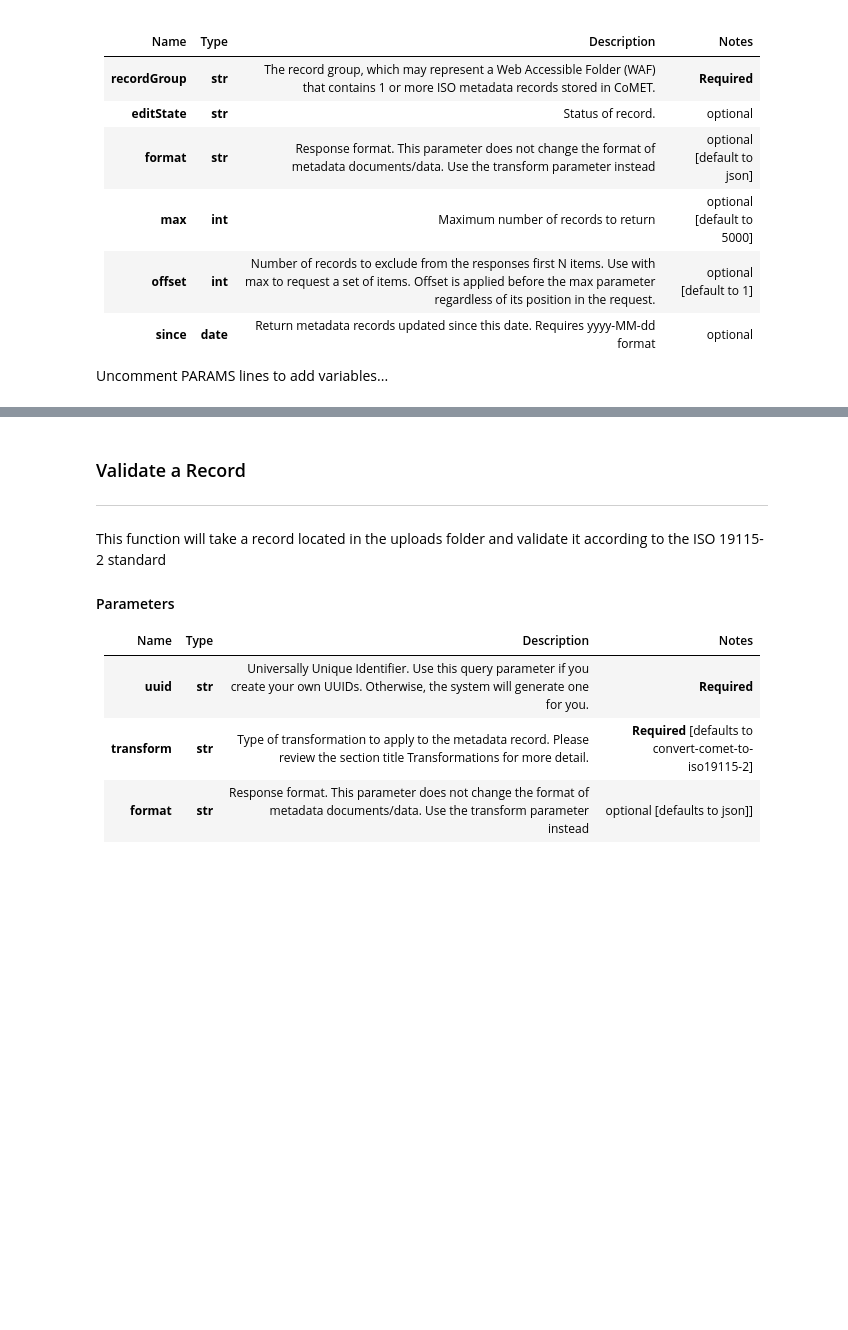
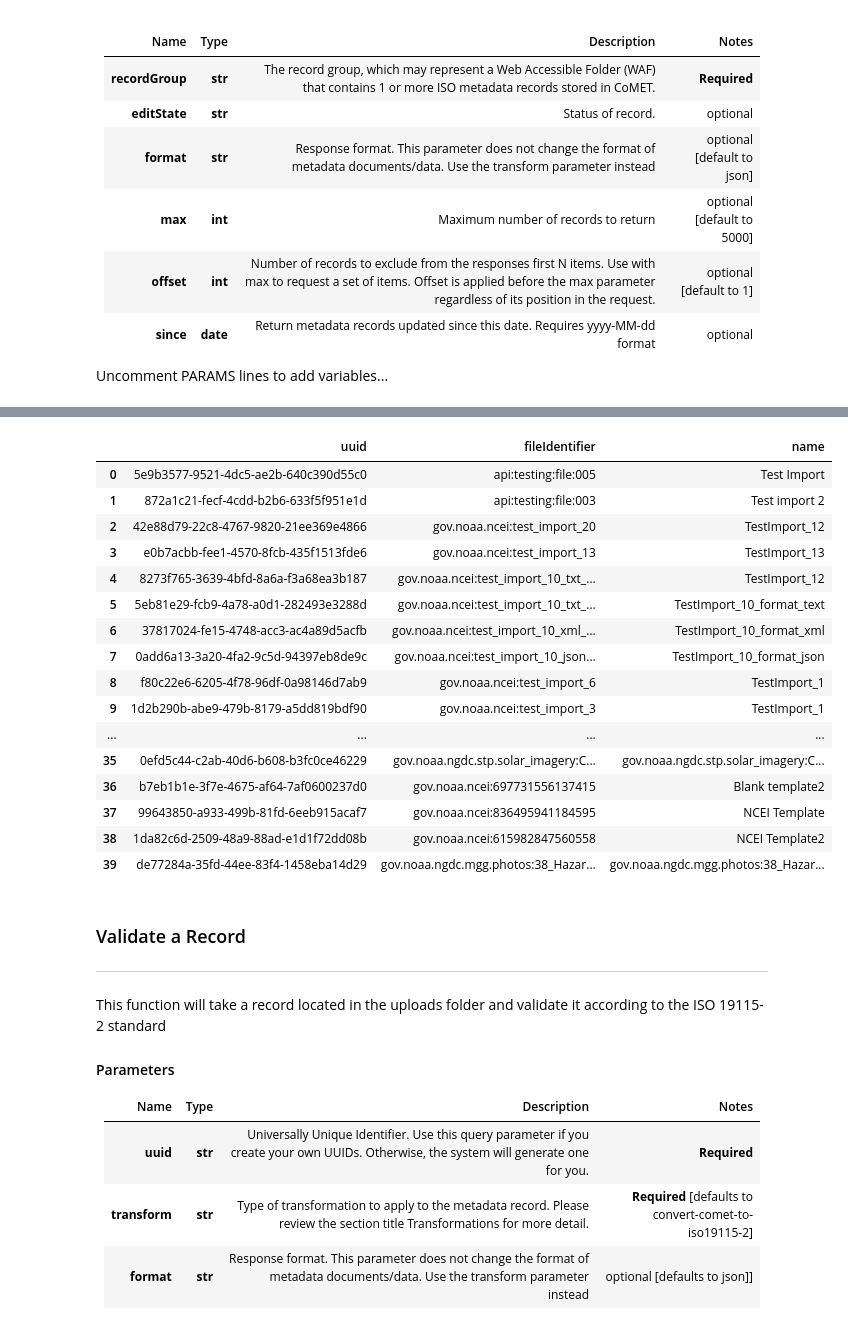
Before and after one commit to jerrilynnreeves/CoMET-Jupyter-Notebook, a Jupyter notebook: cometNotebookStandalone.ipynb, the cells around one changed output, grey strips where cells are left out. Saved outputs shown, nothing was run; the diff lists cells and outputs as text; code cells hidden in the pictures; blank space fills up the shorter version.

Commit message:
refactored out cookies and use global session. Try except on global params

```diff
--- a/cometNotebookStandalone.ipynb
+++ b/cometNotebookStandalone.ipynb
@@ -11,9 +11,14 @@ To use the rest of this code, you must login.
 - You must have the correct permissions for that Record Group
 # %%
 # Login to API endpoint
+# This will setup your user session which is required for all endpoints
 import requests
 import getpass
 import json
+from urllib.parse import urlparse
+from os.path import exists
+import pandas as pd
+from pandas.io.json import json_normalize
 
 def login ():
     session = requests.Session()
@@ -32,9 +37,11 @@ def login ():
         print(session.cookies)
         print("You successfully logged in");
 
-        with open('comet_cookie.txt', 'w') as f:
-            json.dump(requests.utils.dict_from_cookiejar(session.cookies), f)
+        # with open('comet_cookie.txt', 'w') as f:
+        #     json.dump(requests.utils.dict_from_cookiejar(session.cookies), f)
     else:
         print("login failed")
     password = ""
-login()
+    return session
+
+session = login()
@@ -120,23 +99,44 @@ search_results = search(search_PARAMS)
 # %%
-# Display search results in table format
+# Search for records by Record Group
+# Make sure to setup search parameters above before running
+def search (search_PARAMS):
+    if not session:
+        print ("Please Login")
+    else:
+        print(">>> Searching reecords with these PARAMS: ", search_PARAMS)
+        SEARCH_URL = "https://data.noaa.gov/cedit/metadata/search"
 
-import json
-import pandas as pd
-from pandas.io.json import json_normalize
+        resp = session.get(SEARCH_URL, params = search_PARAMS)
+        domain = urlparse(resp.url).netloc
 
-loadJson = json.loads(search_results)
-records = pd.json_normalize(loadJson["metadata"])
-df = pd.DataFrame.from_dict(records)
+        print(">> Searching Record Group: " + search_PARAMS["recordGroup"])
+        if "auth" in domain:
+            print("Your session expired...please login")
+        else:
+            print(resp.status_code)
+            return resp.text
 
-# Show UUID First
-df.set_index(df.columns[-1], inplace=True)
-df.reset_index(inplace=True)
 
-styles = [
-    dict(selector='th', props=[('text-align', 'left')]),
-    dict(selector='tr', props=[('text-align', 'left')]),
-    dict(selector='td:nth-child(2)', props=[('white-space', 'nowrap')]),
-]
+try:
+    search_results = search(search_PARAMS)
 
-html = (df.style.set_table_styles(styles))
-html
+    # Display search results in table format
+    loadJson = json.loads(search_results)
+    records = pd.json_normalize(loadJson["metadata"])
+    df = pd.DataFrame.from_dict(records)
+
+    # Show UUID First
+    df.set_index(df.columns[-1], inplace=True)
+    df.reset_index(inplace=True)
+
+    styles = [
+        dict(selector='th', props=[('text-align', 'left')]),
+        dict(selector='tr', props=[('text-align', 'left')]),
+        dict(selector='td:nth-child(2)', props=[('white-space', 'nowrap')]),
+    ]
+
+    html = (df.style.set_table_styles(styles))
+    display(html)
+except:
+    print('please setup search parameters first')
+# %% [output]
@@ -143,3 +146,20 @@ html
+|  | uuid | fileIdentifier | name |
+| 0 | 5e9b3577-9521-4dc5-ae2b-640c390d55c0 | api:testing:file:005 | Test Import |
+| 1 | 872a1c21-fecf-4cdd-b2b6-633f5f951e1d | api:testing:file:003 | Test import 2 |
+| 2 | 42e88d79-22c8-4767-9820-21ee369e4866 | gov.noaa.ncei:test_import_20 | TestImport_12 |
+| 3 | e0b7acbb-fee1-4570-8fcb-435f1513fde6 | gov.noaa.ncei:test_import_13 | TestImport_13 |
+| 4 | 8273f765-3639-4bfd-8a6a-f3a68ea3b187 | gov.noaa.ncei:test_import_10_txt_... | TestImport_12 |
+| 5 | 5eb81e29-fcb9-4a78-a0d1-282493e3288d | gov.noaa.ncei:test_import_10_txt_... | TestImport_10_format_text |
+| 6 | 37817024-fe15-4748-acc3-ac4a89d5acfb | gov.noaa.ncei:test_import_10_xml_... | TestImport_10_format_xml |
+| 7 | 0add6a13-3a20-4fa2-9c5d-94397eb8de9c | gov.noaa.ncei:test_import_10_json... | TestImport_10_format_json |
+| 8 | f80c22e6-6205-4f78-96df-0a98146d7ab9 | gov.noaa.ncei:test_import_6 | TestImport_1 |
+| 9 | 1d2b290b-abe9-479b-8179-a5dd819bdf90 | gov.noaa.ncei:test_import_3 | TestImport_1 |
+| ... | ... | ... | ... |
+| 35 | 0efd5c44-c2ab-40d6-b608-b3fc0ce46229 | gov.noaa.ngdc.stp.solar_imagery:C... | gov.noaa.ngdc.stp.solar_imagery:C... |
+| 36 | b7eb1b1e-3f7e-4675-af64-7af0600237d0 | gov.noaa.ncei:697731556137415 | Blank template2 |
+| 37 | 99643850-a933-499b-81fd-6eeb915acaf7 | gov.noaa.ncei:836495941184595 | NCEI Template |
+| 38 | 1da82c6d-2509-48a9-88ad-e1d1f72dd08b | gov.noaa.ncei:615982847560558 | NCEI Template2 |
+| 39 | de77284a-35fd-44ee-83f4-1458eba14d29 | gov.noaa.ngdc.mgg.photos:38_Hazar... | gov.noaa.ngdc.mgg.photos:38_Hazar... |
 # %% [markdown]
 ### <a id="validate"></a>Validate a Record
 * * *
```
Also changed, not shown: parts of 10 cells of this notebook.
